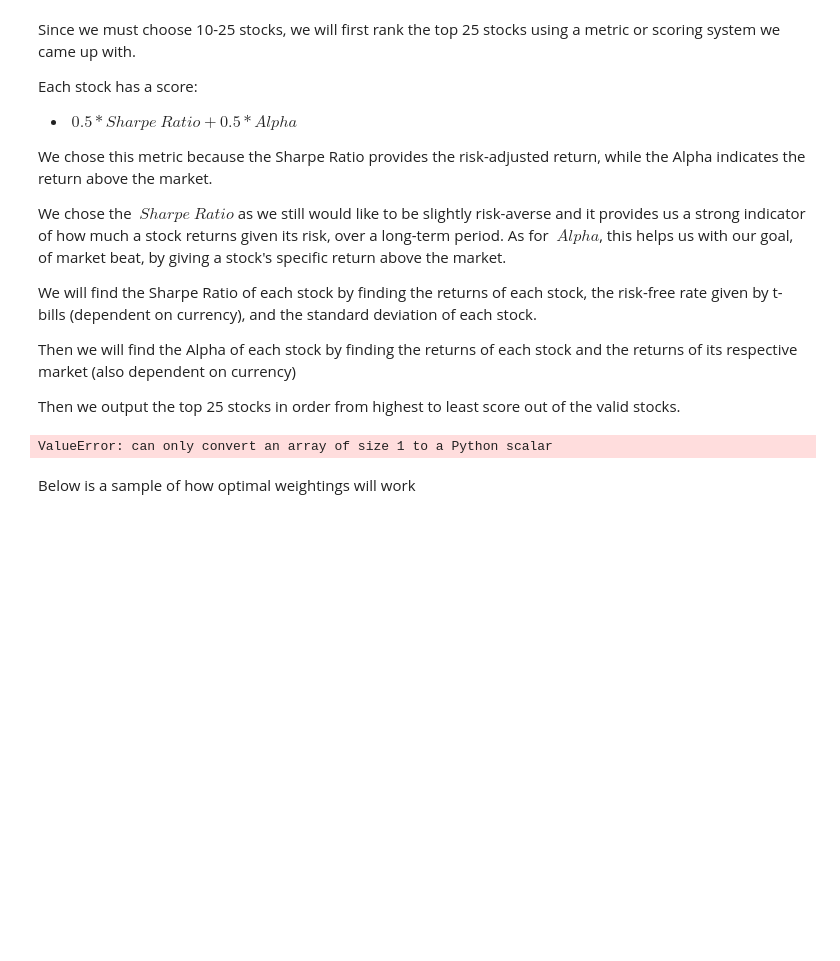
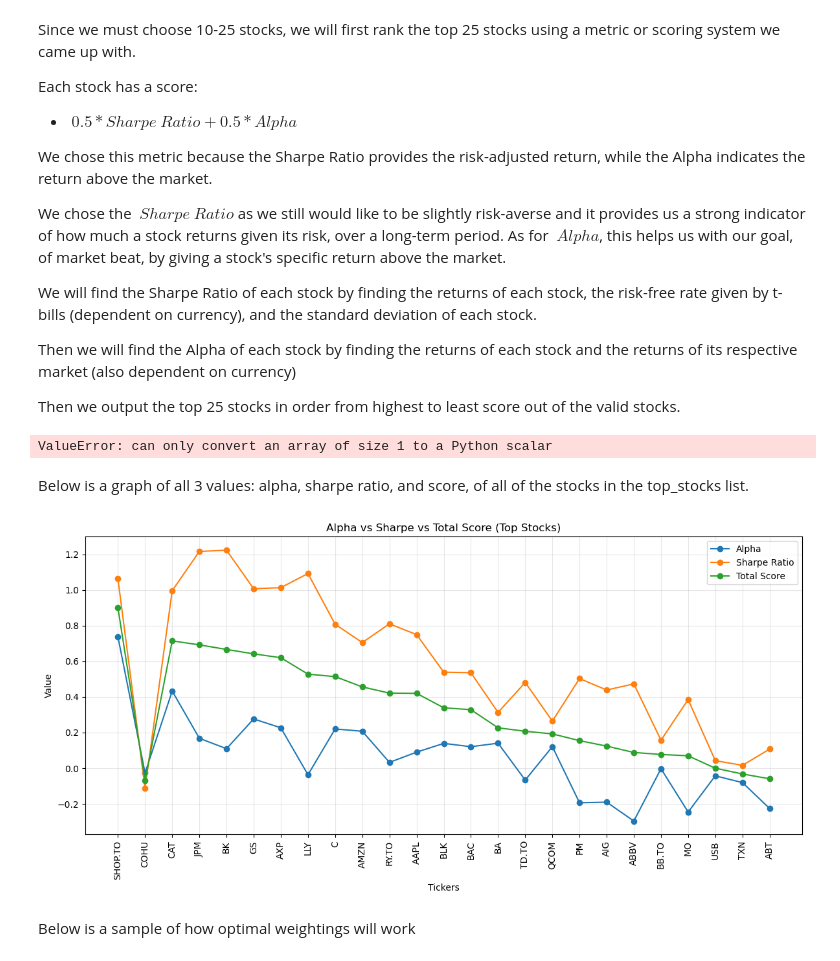
Before and after one commit to RichardM0/Team-8-CFM-Final-Project, a Jupyter notebook: Team_XX_Assignment.ipynb, the cells around one changed output. Saved outputs shown, nothing was run; the diff lists cells and outputs as text; code cells hidden in the pictures; blank space fills up the shorter version.

Commit message:
added graph for alpha vs sharpe vs total score

```diff
--- a/Team_XX_Assignment.ipynb
+++ b/Team_XX_Assignment.ipynb
@@ -426,6 +425,29 @@ top_stocks
 # 4. Once 1, 2,3. are working, expand it to a loop that goes through 10-25 stocks, then compares those portfolios to get the one with the highest return
 # %% [output]
 ValueError: can only convert an array of size 1 to a Python scalar
+# %% [markdown]
+Below is a graph of all 3 values: alpha, sharpe ratio, and score, of all of the stocks in the top_stocks list.
+# %%
+tickers_for_graph = list(top_stocks.keys())
+alpha_list = [alpha_values[t] for t in tickers_for_graph]
+sharpe_list = [sharpe_ratios[t] for t in tickers_for_graph]
+score_list = [total_scores[t] for t in tickers_for_graph]
+
+plt.figure(figsize=(12, 6))
+plt.plot(tickers_for_graph, alpha_list, label="Alpha", marker='o')
+plt.plot(tickers_for_graph, sharpe_list, label="Sharpe Ratio", marker='o')
+plt.plot(tickers_for_graph, score_list, label="Total Score", marker='o')
+
+plt.title("Alpha vs Sharpe vs Total Score (Top Stocks)")
+plt.xlabel("Tickers")
+plt.ylabel("Value")
+plt.xticks(rotation=90)
+plt.legend()
+plt.grid(alpha=0.3)
+plt.tight_layout()
+plt.show()
+# %% [output]
+[figure, added]
 # %% [markdown]
 Below is a sample of how optimal weightings will work
 # %%
```
Also changed, not shown: parts of 4 cells of this notebook.
